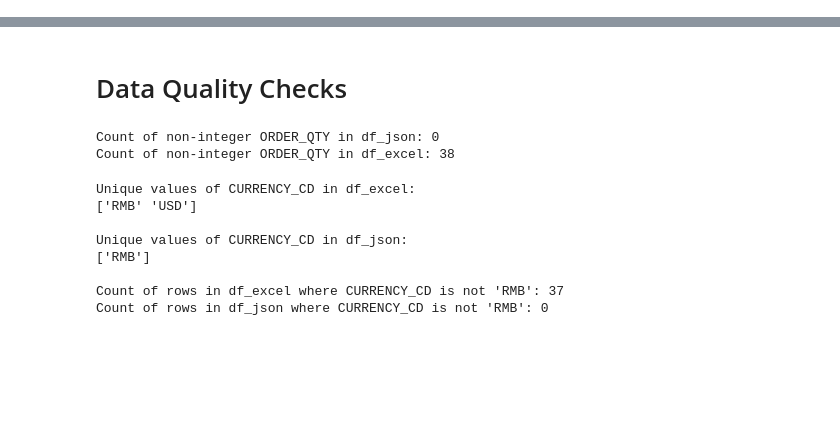
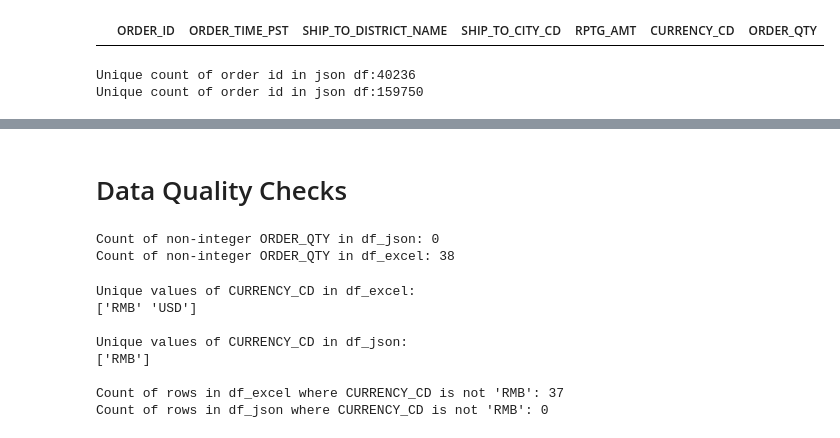
Before and after one commit to thatguylah/fluffy-fortnight, a Jupyter notebook: eda/exploratory_data_analysis.ipynb, the cells around one changed output, grey strips where cells are left out. Saved outputs shown, nothing was run; the diff lists cells and outputs as text; code cells hidden in the pictures; blank space fills up the shorter version.

```diff
--- a/eda/exploratory_data_analysis.ipynb
+++ b/eda/exploratory_data_analysis.ipynb
@@ -117,3 +63,19 @@ memory usage: 2.1+ MB
+# %%
+# Check for unique ORDER_IDs
+duplicate_order_ids = df_json[df_json.duplicated('ORDER_ID', keep=False)]
+uniq_cnt_order_id_json = df_json["ORDER_ID"].unique().shape[0]
+# Print the rows with conflicting ORDER_IDs
+duplicate_order_ids
+# %% [output]
+|  | ORDER_ID | ORDER_TIME_PST | SHIP_TO_DISTRICT_NAME | SHIP_TO_CITY_CD | RPTG_AMT | CURRENCY_CD | ORDER_QTY |
+# %%
+uniq_cnt_order_id_json = df_json["ORDER_ID"].unique().shape[0]
+print(f"Unique count of order id in json df:{uniq_cnt_order_id_json}")
+uniq_cnt_order_id_excel = df_excel["ORDER_ID"].unique().shape[0]
+print(f"Unique count of order id in json df:{uniq_cnt_order_id_excel}")
+# %% [output]
+Unique count of order id in json df:40236
+Unique count of order id in json df:159750
 # %%
 # Perform an inner join on ORDER_ID
 df_joined = pd.merge(df_excel, df_json, on='ORDER_ID', how='inner')
```
Also changed, not shown: parts of 18 cells of this notebook, 4 other files.
